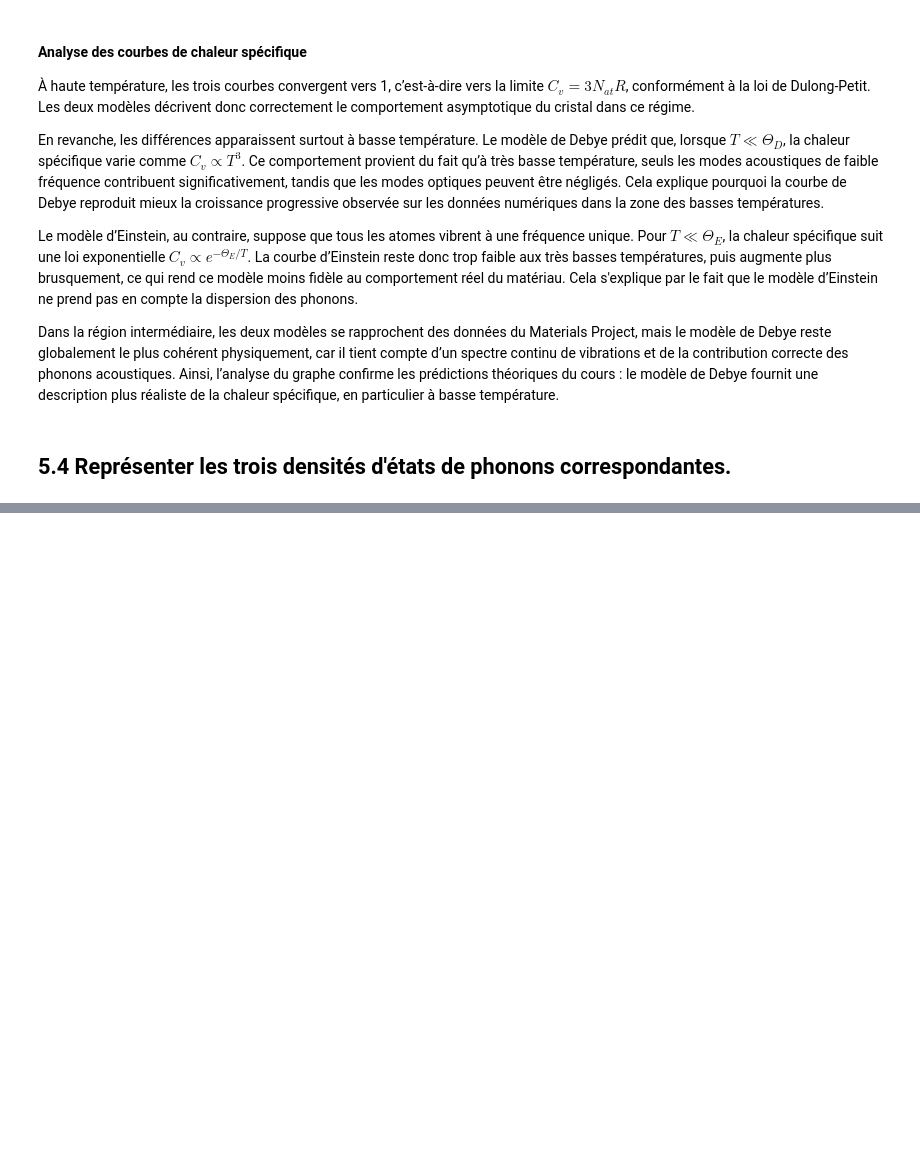
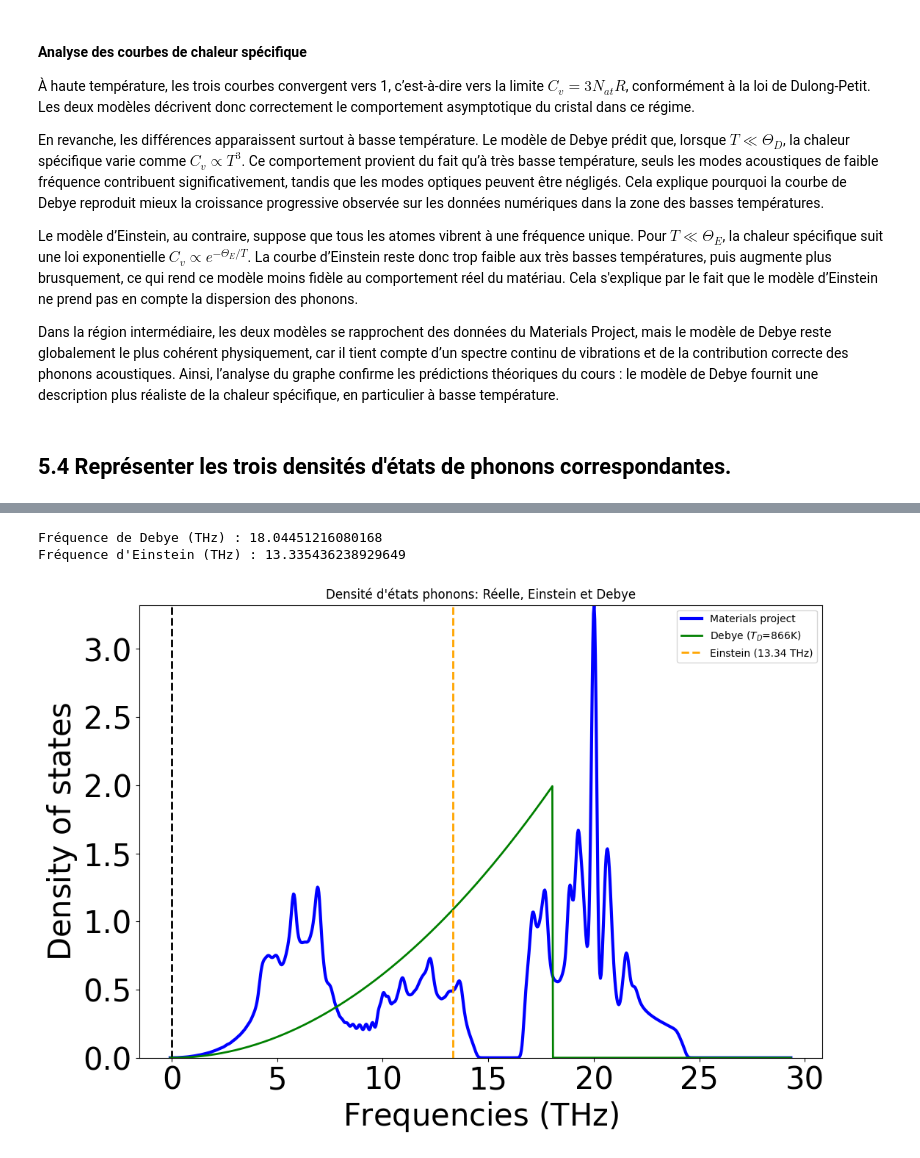
Before and after one commit to MariaOliviaB/Projet-FYKI, a Jupyter notebook: ph_dens.ipynb, the cells around one changed output, grey strips where cells are left out. Drawn from its saved outputs; the diff is of its cells as text; code cells hidden in the pictures; blank space fills up the shorter version.

Commit message:
densité d'états de phonons

```diff
--- a/ph_dens.ipynb
+++ b/ph_dens.ipynb
@@ -145,0 +188,36 @@ Dans la région intermédiaire, les deux modèles se rapprochent des données du
+# %%
+import scipy.constants as const
+# on récupère la figure du 5.1
+plotter = PhononDosPlotter()
+plotter.add_dos("Materials project", ph_dens)
+ax = plotter.get_plot()
+
+
+nu_max = ax.get_xlim()[1]
+nu_th = ph_dens.frequencies
+
+# calcul des modèles
+nu_D = (const.k * temp_d) / const.h / 1e12
+nu_E = (const.k * temp_e) / const.h / 1e12
+
+# Modèle de Debye
+densité_debye = np.zeros_like(nu_th)
+mask = nu_th <= nu_D
+densité_debye[mask] = (9 * Nat / nu_D**3) * nu_th[mask]**2
+print("Fréquence de Debye (THz) :", nu_D)
+
+# Modèle d'Einstein
+print("Fréquence d'Einstein (THz) :", nu_E)
+
+# on met les courbes sur un même graphe
+ax.plot(nu_th, densité_debye, label=f"Debye ($T_D$={temp_d}K)", color='green', lw=2)
+ax.axvline(nu_E, color='orange', linestyle='--', linewidth=2, label=f"Einstein ({nu_E:.2f} THz)")
+
+
+ax.legend()
+plt.title(f"Densité d'états phonons: Réelle, Einstein et Debye")
+plt.show()
+# %% [output]
+Fréquence de Debye (THz) : 18.04451216080168
+Fréquence d'Einstein (THz) : 13.335436238929649
+[figure, added]
```
Also changed, not shown: parts of 1 cell of this notebook.
